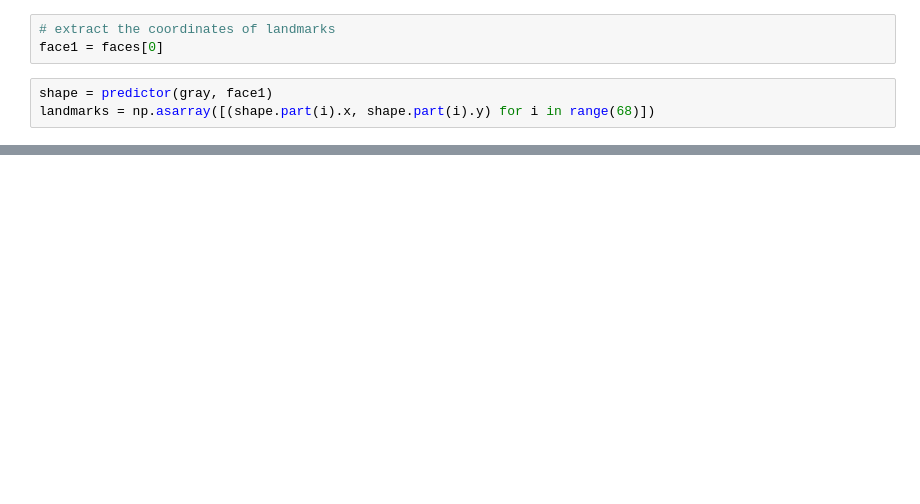
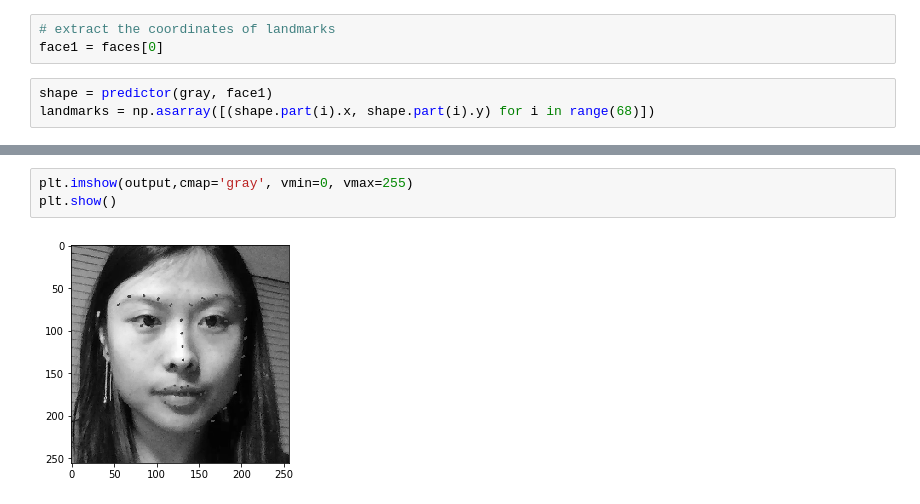
Before and after one commit to typedt/facial-emotion-recognition, a Jupyter notebook: notebooks/demo.ipynb, the cells around one changed output, grey strips where cells are left out. Drawn from its saved outputs; the diff is of its cells as text; blank space fills up the shorter version.

```diff
--- a/notebooks/demo.ipynb
+++ b/notebooks/demo.ipynb
@@ -46,0 +163,5 @@ landmarks = np.asarray([(shape.part(i).x, shape.part(i).y) for i in range(68)])
+# %%
+plt.imshow(output,cmap='gray', vmin=0, vmax=255)
+plt.show()
+# %% [output]
+[figure, added]
```
Also changed, not shown: parts of 16 cells of this notebook, 2 other files.
